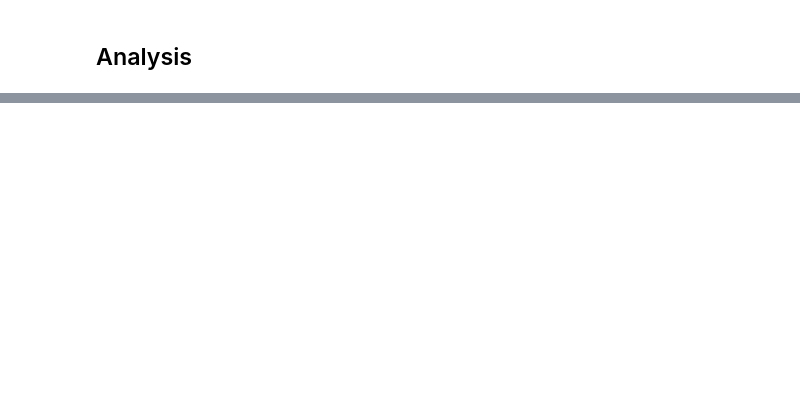
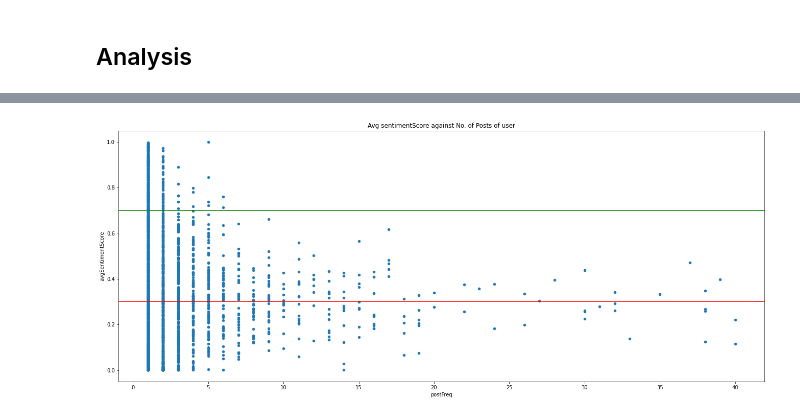
Before and after one commit to yipjunkai/1015_proj, a Jupyter notebook: analysis.ipynb, the cells around one changed output, grey strips where cells are left out. Saved outputs shown, nothing was run; the diff lists cells and outputs as text; code cells hidden in the pictures; blank space fills up the shorter version.

```diff
--- a/analysis.ipynb
+++ b/analysis.ipynb
@@ -242,33 +267,46 @@ changeOfSentimentOverTime(teenagersDF)
 # %%
+def removeOutliersPostFreq(df):
+
+    minPostFreqDF = df.groupby('postFreq').filter(lambda x : len(x['postFreq']) >= 2)
+    highest = minPostFreqDF['postFreq'].max()
+
+    df = df[df['postFreq'] <= highest]
+
+    return df
+
 def avgSentimentScoreOverPostingFreq(df, subset=0):
 
     fig, axs = plt.subplots(1)
     fig.tight_layout()
     axs.set_title(f"Avg sentimentScore against No. of Posts of user")
-    axs.legend().set_visible(False)
 
     names = df.user_id.unique()
 
     if subset > 0:
         if subset <= len(names):
             random.shuffle(names)
             names = names[0:subset]
 
     tempdf = pd.DataFrame()
     tempdf['user_id'] = pd.DataFrame(names)
 
     tempListMean = []
     tempListCount = []
 
     for name in names:
         tempListMean.append(df[df['user_id'] == name]['sentimentScore'].mean())
         tempListCount.append(len(df[df['user_id'] == name].index))
 
     tempdf['avgSentimentScore'] = pd.DataFrame(tempListMean)
     tempdf['postFreq'] = pd.DataFrame(tempListCount)
+    tempdf = removeOutliersPostFreq(tempdf)
 
-    tempdf.plot(x='postFreq', y='avgSentimentScore', kind='hist', figsize=(20,8), ax=axs)
+    tempdf.plot(x='postFreq', y='avgSentimentScore', kind='scatter', figsize=(20,8), ax=axs)
+    plt.axhline(y=1-distinguishingZone, color='g', linestyle='-')
+    plt.axhline(y=distinguishingZone, color='r', linestyle='-')
 
     plt.show()
 
 avgSentimentScoreOverPostingFreq(teenagersDF)
+# %% [output]
+[figure, added]
```
Also changed, not shown: parts of 6 cells of this notebook.
